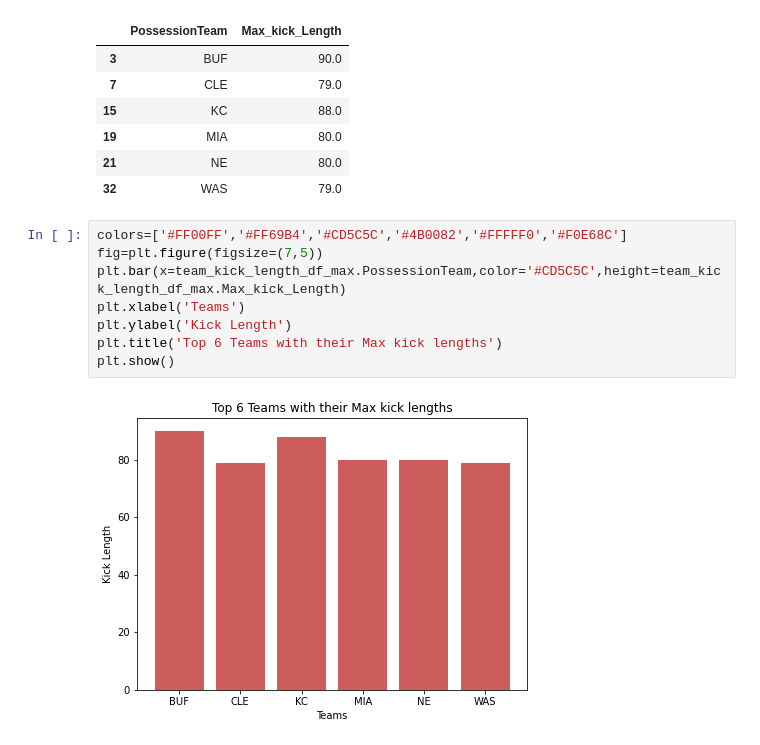
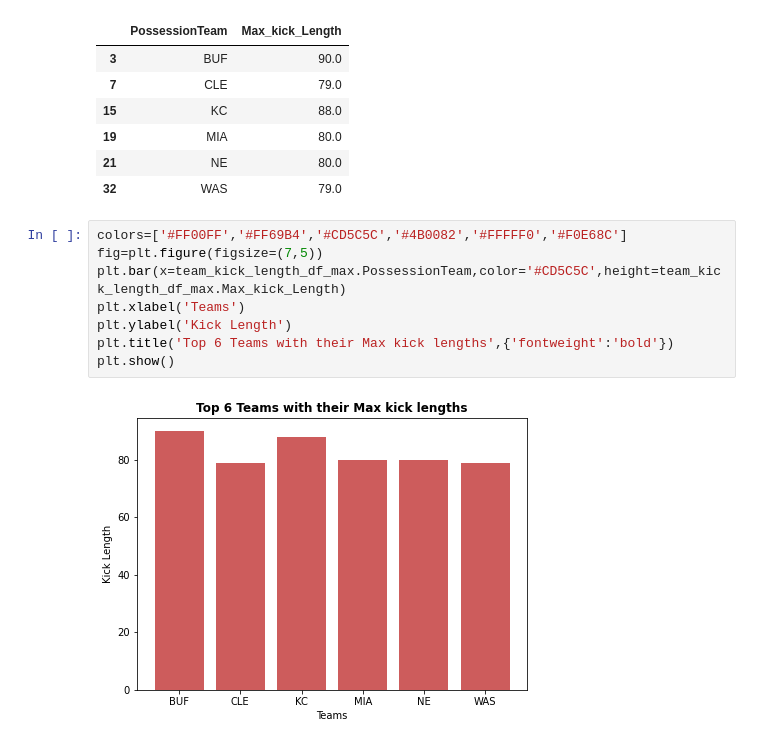
Before and after one commit to DeependraParichha1004/ML-Analysis, a Jupyter notebook: NFL.ipynb, the cells around one changed output. Drawn from its saved outputs; the diff is of its cells as text.

```diff
--- a/NFL.ipynb
+++ b/NFL.ipynb
@@ -274,10 +274,10 @@ team_kick_length_df_max
 # %%
 colors=['#FF00FF','#FF69B4','#CD5C5C','#4B0082','#FFFFF0','#F0E68C']
 fig=plt.figure(figsize=(7,5))
 plt.bar(x=team_kick_length_df_max.PossessionTeam,color='#CD5C5C',height=team_kick_length_df_max.Max_kick_Length)
 plt.xlabel('Teams')
 plt.ylabel('Kick Length')
-plt.title('Top 6 Teams with their Max kick lengths')
+plt.title('Top 6 Teams with their Max kick lengths',{'fontweight':'bold'})
 plt.show()
 # %% [output]
-[figure, old version]
+[figure, new version]
```
Also changed, not shown: parts of 11 cells of this notebook.
